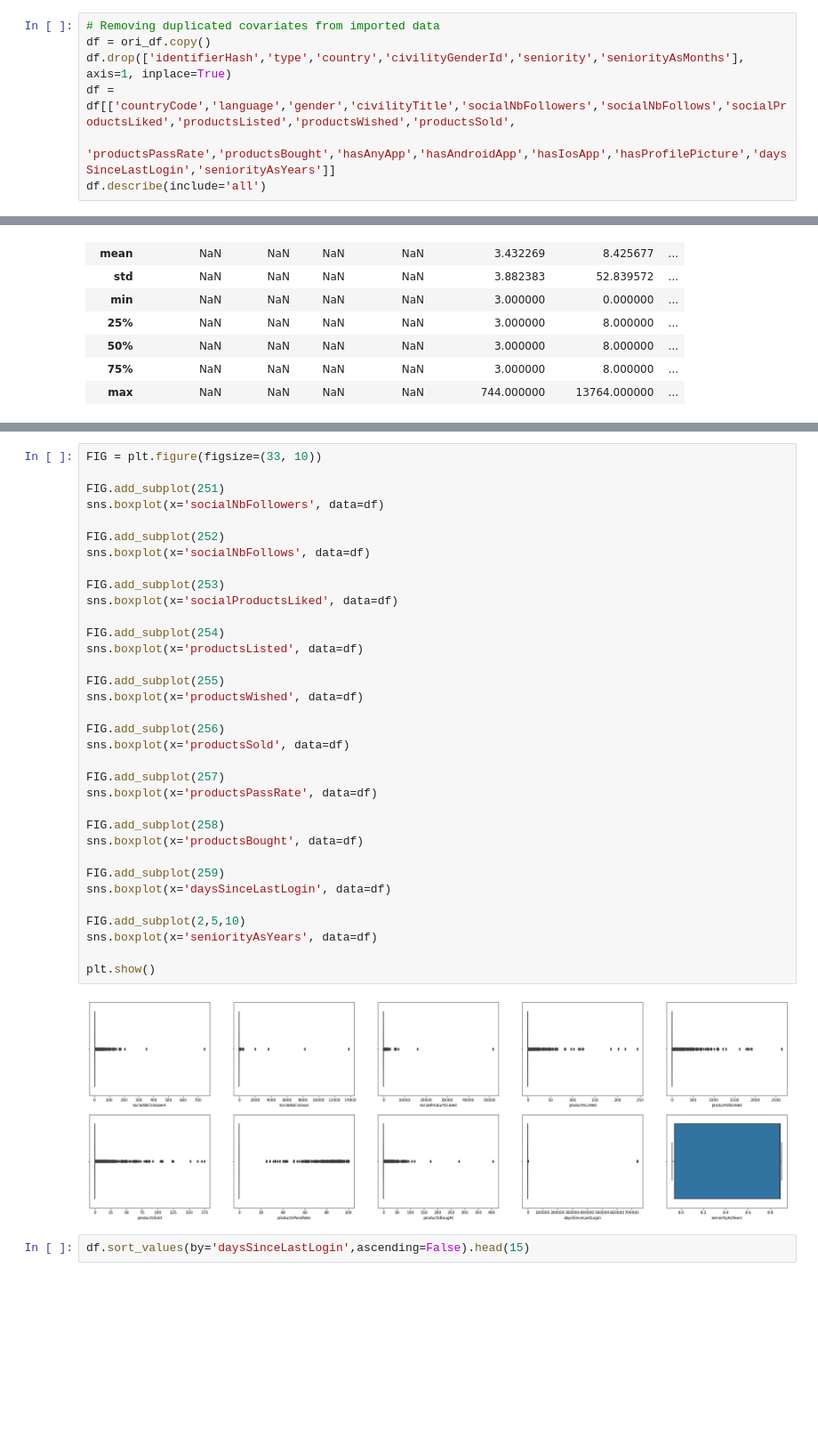
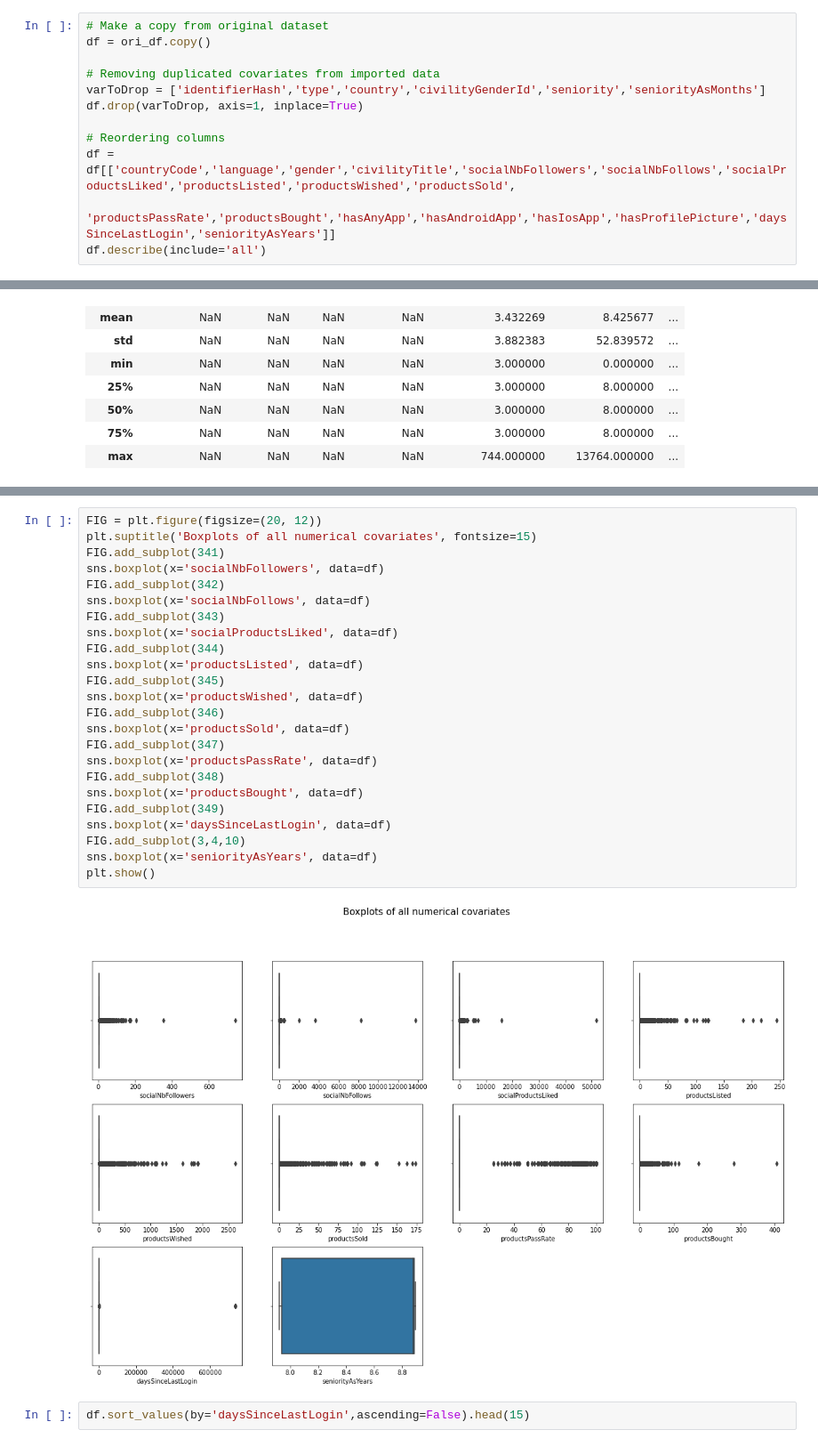
Before and after one commit to mattlim96/getharley-challenge, a Jupyter notebook: solution.ipynb, the cells around one changed output, grey strips where cells are left out. Shown at 89% size. Cells and saved outputs as stored; diff of their text form; blank space fills up the shorter version.

```diff
--- a/solution.ipynb
+++ b/solution.ipynb
@@ -55,9 +64,14 @@ seniorityAsYears       0
 countryCode            0
 dtype: int64
 # %%
+# Make a copy from original dataset
+df = ori_df.copy()
+
 # Removing duplicated covariates from imported data
-df = ori_df.copy()
-df.drop(['identifierHash','type','country','civilityGenderId','seniority','seniorityAsMonths'], axis=1, inplace=True)
+varToDrop = ['identifierHash','type','country','civilityGenderId','seniority','seniorityAsMonths']
+df.drop(varToDrop, axis=1, inplace=True)
+
+# Reordering columns
 df = df[['countryCode','language','gender','civilityTitle','socialNbFollowers','socialNbFollows','socialProductsLiked','productsListed','productsWished','productsSold',
          'productsPassRate','productsBought','hasAnyApp','hasAndroidApp','hasIosApp','hasProfilePicture','daysSinceLastLogin','seniorityAsYears']]
 df.describe(include='all')
@@ -91,39 +105,29 @@ df.describe()
 # %%
-FIG = plt.figure(figsize=(33, 10))
-
-FIG.add_subplot(251)
+FIG = plt.figure(figsize=(20, 12))
+plt.suptitle('Boxplots of all numerical covariates', fontsize=15)
+FIG.add_subplot(341)
 sns.boxplot(x='socialNbFollowers', data=df)
-
-FIG.add_subplot(252)
+FIG.add_subplot(342)
 sns.boxplot(x='socialNbFollows', data=df)
-
-FIG.add_subplot(253)
+FIG.add_subplot(343)
 sns.boxplot(x='socialProductsLiked', data=df)
-
-FIG.add_subplot(254)
+FIG.add_subplot(344)
 sns.boxplot(x='productsListed', data=df)
-
-FIG.add_subplot(255)
+FIG.add_subplot(345)
 sns.boxplot(x='productsWished', data=df)
-
-FIG.add_subplot(256)
+FIG.add_subplot(346)
 sns.boxplot(x='productsSold', data=df)
-
-FIG.add_subplot(257)
+FIG.add_subplot(347)
 sns.boxplot(x='productsPassRate', data=df)
-
-FIG.add_subplot(258)
+FIG.add_subplot(348)
 sns.boxplot(x='productsBought', data=df)
-
-FIG.add_subplot(259)
+FIG.add_subplot(349)
 sns.boxplot(x='daysSinceLastLogin', data=df)
-
-FIG.add_subplot(2,5,10)
+FIG.add_subplot(3,4,10)
 sns.boxplot(x='seniorityAsYears', data=df)
-
 plt.show()
 # %% [output]
-[figure, old version]
+[figure, new version]
 # %%
 df.sort_values(by='daysSinceLastLogin',ascending=False).head(15)
 # %% [output]
```
Also changed, not shown: parts of 28 cells of this notebook, 1 other file.
